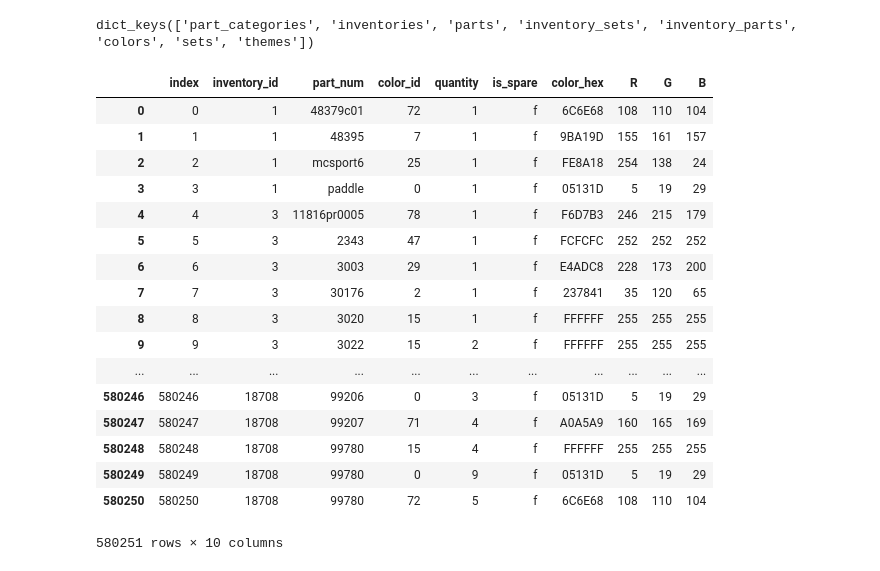
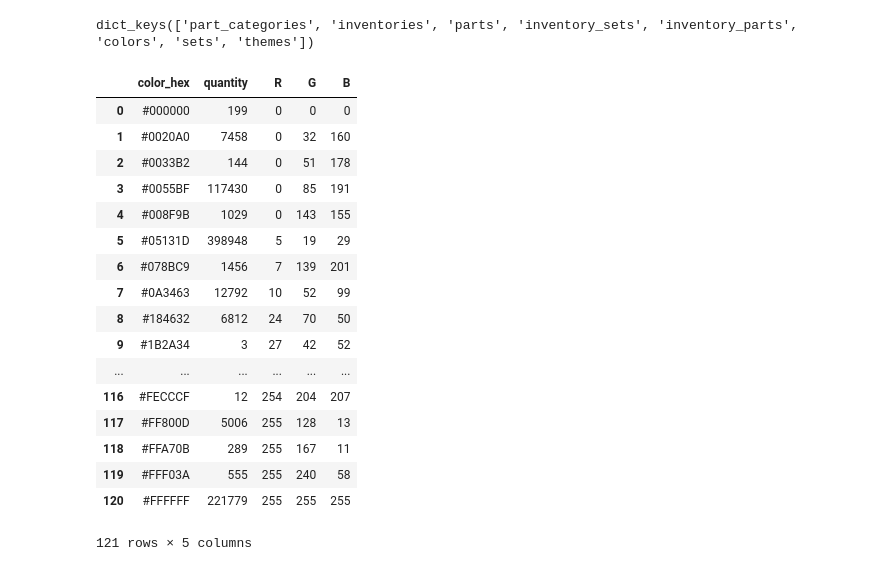
Before and after one commit to igotcharts/charts_and_more_charts, a Jupyter notebook: notebooks/lego.ipynb, the cells around one changed output. Cells and saved outputs as stored; diff of their text form; code cells hidden in the pictures.

```diff
--- a/notebooks/lego.ipynb
+++ b/notebooks/lego.ipynb
@@ -39,25 +39,25 @@ part_count = pd.concat([lego_part_color_index.reset_index(),rgb_values],axis=1).
 part_count['color_hex']= part_count['color_hex'].apply(lambda x: "#"+str(x))
-# %%
-lego_d["inventory_parts"]
-# %% [output]
-|  | index | inventory_id | part_num | color_id | quantity | is_spare | color_hex | R | G | B |
-| 0 | 0 | 1 | 48379c01 | 72 | 1 | f | 6C6E68 | 108 | 110 | 104 |
-| 1 | 1 | 1 | 48395 | 7 | 1 | f | 9BA19D | 155 | 161 | 157 |
-| 2 | 2 | 1 | mcsport6 | 25 | 1 | f | FE8A18 | 254 | 138 | 24 |
-| 3 | 3 | 1 | paddle | 0 | 1 | f | 05131D | 5 | 19 | 29 |
-| 4 | 4 | 3 | 11816pr0005 | 78 | 1 | f | F6D7B3 | 246 | 215 | 179 |
-| 5 | 5 | 3 | 2343 | 47 | 1 | f | FCFCFC | 252 | 252 | 252 |
-| 6 | 6 | 3 | 3003 | 29 | 1 | f | E4ADC8 | 228 | 173 | 200 |
-| 7 | 7 | 3 | 30176 | 2 | 1 | f | 237841 | 35 | 120 | 65 |
-| 8 | 8 | 3 | 3020 | 15 | 1 | f | FFFFFF | 255 | 255 | 255 |
-| 9 | 9 | 3 | 3022 | 15 | 2 | f | FFFFFF | 255 | 255 | 255 |
-| ... | ... | ... | ... | ... | ... | ... | ... | ... | ... | ... |
-| 580246 | 580246 | 18708 | 99206 | 0 | 3 | f | 05131D | 5 | 19 | 29 |
-| 580247 | 580247 | 18708 | 99207 | 71 | 4 | f | A0A5A9 | 160 | 165 | 169 |
-| 580248 | 580248 | 18708 | 99780 | 15 | 4 | f | FFFFFF | 255 | 255 | 255 |
-| 580249 | 580249 | 18708 | 99780 | 0 | 9 | f | 05131D | 5 | 19 | 29 |
-| 580250 | 580250 | 18708 | 99780 | 72 | 5 | f | 6C6E68 | 108 | 110 | 104 |
-580251 rows × 10 columns
+# %%
+part_count
+# %% [output]
+|  | color_hex | quantity | R | G | B |
+| 0 | #000000 | 199 | 0 | 0 | 0 |
+| 1 | #0020A0 | 7458 | 0 | 32 | 160 |
+| 2 | #0033B2 | 144 | 0 | 51 | 178 |
+| 3 | #0055BF | 117430 | 0 | 85 | 191 |
+| 4 | #008F9B | 1029 | 0 | 143 | 155 |
+| 5 | #05131D | 398948 | 5 | 19 | 29 |
+| 6 | #078BC9 | 1456 | 7 | 139 | 201 |
+| 7 | #0A3463 | 12792 | 10 | 52 | 99 |
+| 8 | #184632 | 6812 | 24 | 70 | 50 |
+| 9 | #1B2A34 | 3 | 27 | 42 | 52 |
+| ... | ... | ... | ... | ... | ... |
+| 116 | #FECCCF | 12 | 254 | 204 | 207 |
+| 117 | #FF800D | 5006 | 255 | 128 | 13 |
+| 118 | #FFA70B | 289 | 255 | 167 | 11 |
+| 119 | #FFF03A | 555 | 255 | 240 | 58 |
+| 120 | #FFFFFF | 221779 | 255 | 255 | 255 |
+121 rows × 5 columns
 # %%
 from mpl_toolkits.mplot3d import Axes3D
 
```
Also changed, not shown: parts of 2 cells of this notebook.
